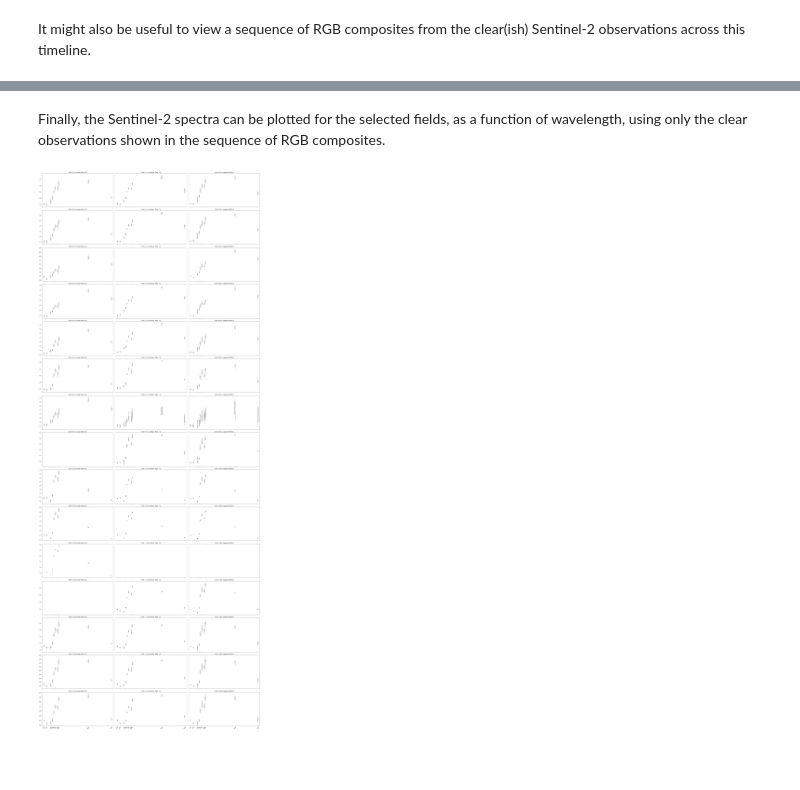
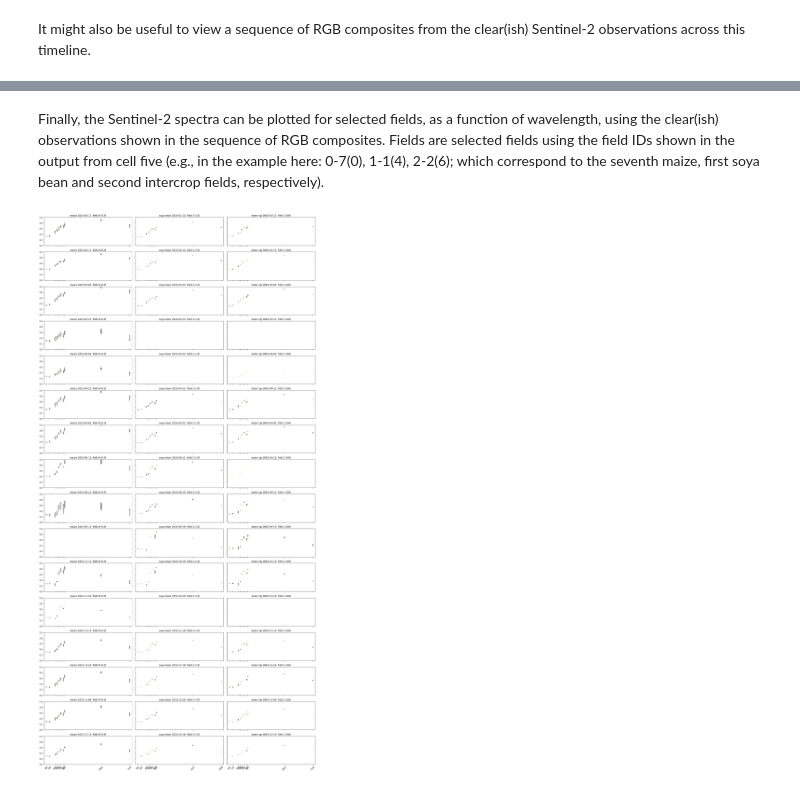
Before and after one commit to apburt/cropseg, a Jupyter notebook: doc/datadashboard.ipynb, the cells around one changed output, grey strips where cells are left out. Drawn from its saved outputs; the diff is of its cells as text; code cells hidden in the pictures; blank space fills up the shorter version.

```diff
--- a/doc/datadashboard.ipynb
+++ b/doc/datadashboard.ipynb
@@ -200,23 +239,2 @@ matplotlib.pyplot.show()
 # %% [markdown]
 It might also be useful to view a sequence of RGB composites from the clear(ish) Sentinel-2 observations across this timeline.
-# %%
-from satellitedata import rgbComposite
-
-import math
-ncols = 4
-nrows = math.ceil(len(s2cfitems)/ncols)
-fig, axs = matplotlib.pyplot.subplots(nrows,ncols,figsize=[10,10])
-axs = axs.ravel()
-for i in range(len(s2cfitems)):
-    rgb = rgbComposite(s2cfitems[i],datasetinfo)
-    axs[i].imshow(rgb,interpolation=None,aspect='equal')
-    axs[i].set_title(s2cfdates[i])
-    axs[i].set(xticklabels=[])
-    axs[i].set(yticklabels=[])
-    axs[i].tick_params(bottom=False)
-    axs[i].tick_params(left=False)
-for i in range(0,ncols*nrows):
-    if i >= len(s2cfitems):
-        fig.delaxes(axs[i])
-matplotlib.pyplot.tight_layout()
-matplotlib.pyplot.show()
@@ -292,25 +357,31 @@ matplotlib.pyplot.show()
 # %% [markdown]
-Finally, the Sentinel-2 spectra can be plotted for the selected fields, as a function of wavelength, using only the clear observations shown in the sequence of RGB composites.
+Finally, the Sentinel-2 spectra can be plotted for selected fields, as a function of wavelength, using the clear(ish) observations shown in the sequence of RGB composites. Fields are selected fields using the field IDs shown in the output from cell five (e.g., in the example here: 0-7(0), 1-1(4), 2-2(6); which correspond to the seventh maize, first soya bean and second intercrop fields, respectively).
 # %%
-fig,ax = matplotlib.pyplot.subplots(len(s2cfdates),len(fieldselection),figsize=[30,75],sharex='col',sharey='row')
+#####
+fieldselection = [[0,7],[1,1],[2,2]]
+#####
+
+wavelengths = [i['wavelength'] for i in s2bands]
+
+fig, ax = matplotlib.pyplot.subplots(len(s2cfdates),len(fieldselection),figsize=[20,40],sharex="all",sharey="all")
 axs = ax.ravel()
 idx = 0
-datecount = 0
 for i in range(len(s2items)):
     if (s2dates[i] in s2cfdates) == True:
-        for k in range(len(fieldselection)):
+        for j in range(len(fieldselection)):
             data = []
-            fieldcloudmask = numpy.copy(fieldmasks[fieldselection[k][0]][0])
-            fieldcloudmask[s2cloudmasks[i] != 0] = 0
-            for j in range(len(spectra)):
-                data.append(s2spectra[i][j][fieldcloudmask == fieldselection[k][1]])
+            fm = numpy.copy(fieldmasks[fieldselection[j][0]][0])
+            cm = numpy.copy(s2cloudmasks[i])
+            fm[cm != 0] = 0
+            for k in range(len(s2bands)):
+                data.append(list(s2data[i][k][fm == fieldselection[j][1]]))
             axs[idx].boxplot(data,positions=wavelengths,widths=15,showfliers=False)
+            axs[idx].set_title(f'{groundlabels[crops[fieldselection[j][0]]]["crop"]} {s2dates[i]}: field {fieldselection[j][0]}-{fieldselection[j][1]}({crops[fieldselection[j][0]]})')
             axs[idx].set_xlim([min(wavelengths)-50,max(wavelengths)+50])
+            axs[idx].set_ylim([0,1])
             axs[idx].set_xticklabels(wavelengths,rotation=45)
-            axs[idx].set_title(f'{s2cfdates[datecount]}: {groundlabels[uniqueknowncrops[fieldselection[k][0]]]["crop"]} (field {fieldselection[k][0]}-{fieldselection[k][1]})')
             idx = idx + 1
-        datecount = datecount+1
 matplotlib.pyplot.tight_layout()
 matplotlib.pyplot.show()
 # %% [output]
-[figure, old version]
+[figure, new version]
```
Also changed, not shown: parts of 21 cells of this notebook, 12 other files.
